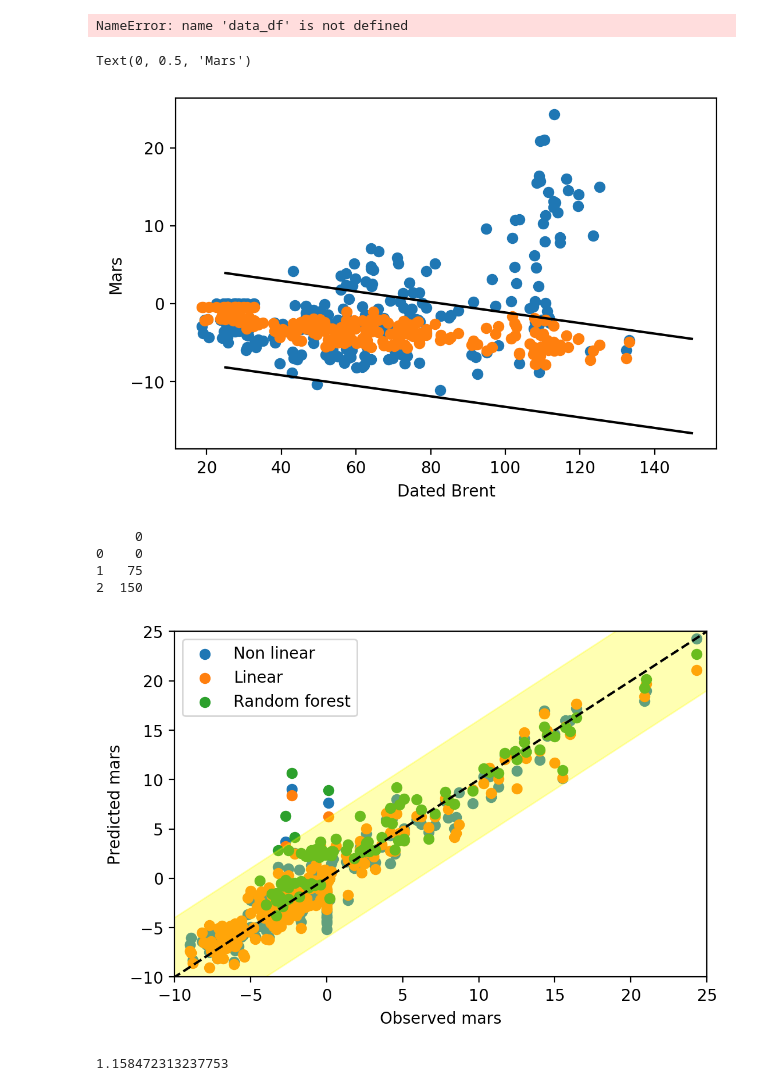
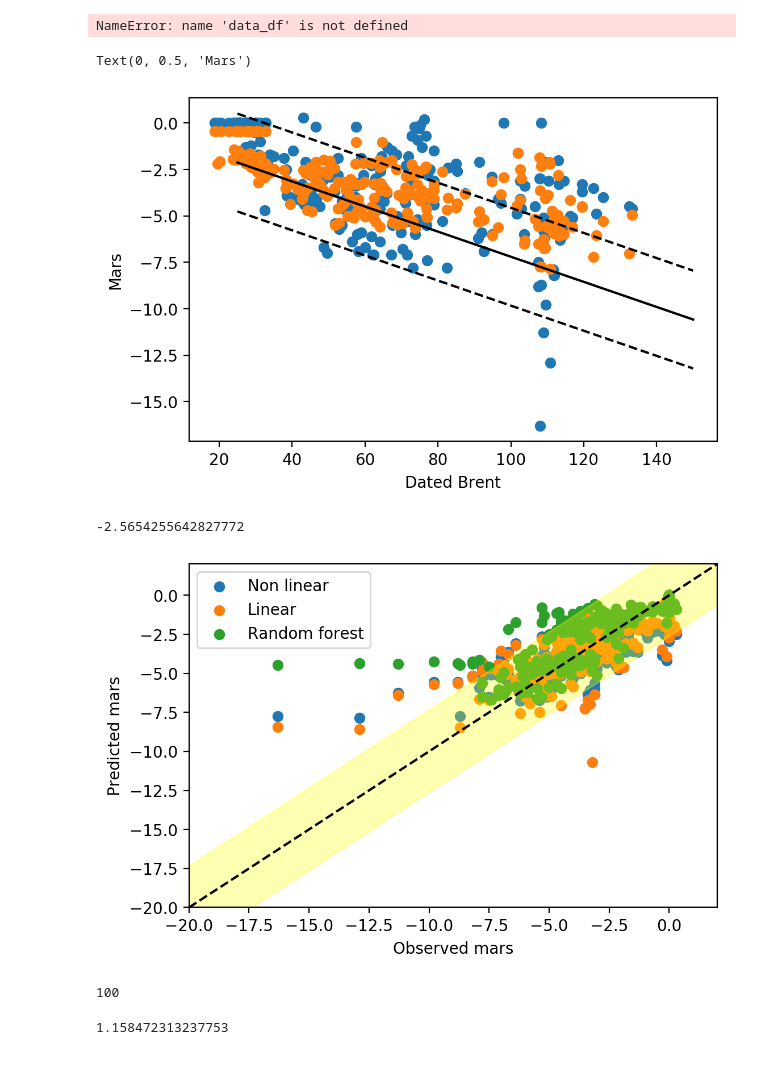
Before and after one commit to kaibawong/differential, a Jupyter notebook: random forest test.ipynb, the cells around one changed output. Cells and saved outputs as stored; diff of their text form; code cells hidden in the pictures.

Commit message:
Publish random forest test

```diff
--- a/random forest test.ipynb
+++ b/random forest test.ipynb
@@ -6,8 +6,7 @@ import pandas as pd
 import numpy as np
 import matplotlib.pyplot as plt  #pip install matplotlib if error
 
-brdiff = pd.read_table('Historical marker crude prices_csv.csv',delimiter =';')
-brdiff = brdiff.stack().str.replace(',','.').unstack()
+brdiff = pd.read_table('Historical marker crude prices_csv_new.csv',delimiter =';')
 brdiff=brdiff.fillna(0)
 
 
@@ -43,11 +42,11 @@ print(train)
 # %%
 import matplotlib.pyplot as plt
 
-x_train=train[["WTI","Urals NWE"]]
+x_train=train[["Dated Brent","Maya USGC"]]
 y_train=train["Mars"]
 
 
-x_test=test[["WTI","Urals NWE"]]
+x_test=test[["Dated Brent","Maya USGC"]]
 y_test=test["Mars"].to_frame()
 
 
@@ -60,13 +59,13 @@ y_pred=regressor.predict(x_test)
 y_pred=pd.DataFrame(y_pred)
 
 
-plt_train=plt.scatter(x_train["WTI"],y_train,   color='grey')
-plt_test=plt.scatter(x_test["WTI"],y_test,   color='green')
-plt_pred=plt.scatter(x_test["WTI"], y_pred,  color='black')
+plt_train=plt.scatter(x_train["Dated Brent"],y_train,   color='grey')
+plt_test=plt.scatter(x_test["Dated Brent"],y_test,   color='green')
+plt_pred=plt.scatter(x_test["Dated Brent"], y_pred,  color='black')
 
 
 
-plt.xlabel("WTI")
+plt.xlabel("Dated Brent")
 plt.ylabel("Mars")
 plt.legend((plt_train, plt_test,plt_pred),("train data", "test data","prediction"))
 plt.show()
@@ -130,42 +129,52 @@ MU = pd.DataFrame([0,-5,-10,-15,-20,-25,-30])
 
 P_mars = 0.400045788638837*(MU) + 0.310154060960814*np.power(MU,2)/(DB) - 0.440193883512435
 
-#plt.plot(DB,P_mars,'k')
-plt.plot(DB,P_mars+np.std(brdiff["Mars"]),'k')
-plt.plot(DB,P_mars-np.std(brdiff["Mars"]),'k')
+plt.plot(DB,P_mars,'k')
+plt.plot(DB,P_mars+np.std(brdiff["Mars"]),'--k')
+plt.plot(DB,P_mars-np.std(brdiff["Mars"]),'--k')
 
 plt.xlabel('Dated Brent')
 plt.ylabel('Mars')
 # %% [output]
 Text(0, 0.5, 'Mars')
-[figure, old version]
+[figure, new version]
-# %%
-print(DB)
-# %% [output]
-     0
-0    0
-1   75
-2  150
+# %%
+K = 0.400045788638837*(-5.7) + 0.310154060960814*np.power(-5.7,2)/(65) - 0.440193883512435
+print(K)
+# %% [output]
+-2.5654255642827772
 # %%
 plt.rcParams['figure.dpi'] = 200
 
 plt_nl=plt.scatter(brdiff["Mars"],pred_mars)
 plt_l =plt.scatter(brdiff["Mars"],linear_mars)
+
+
+x_all=brdiff[["Dated Brent","Maya USGC"]]
+y_all=regressor.predict(x_all)
+y_all=pd.DataFrame(y_all)
+
+
 x_test2=test["Mars"].to_frame()
-plt_rf=plt.scatter(x_test2,y_pred)
-xvalue = np.linspace(-15,25,5)
+
+plt_rf=plt.scatter(brdiff["Mars"],y_all)
+xvalue = np.linspace(-20,10,5)
 pop_mean = xvalue
-lsigma = plt.fill_between(xvalue, pop_mean+6, pop_mean-6, color='yellow', alpha=0.3)
+lsigma = plt.fill_between(xvalue, pop_mean+np.std(brdiff["Mars"]), pop_mean-np.std(brdiff["Mars"]), color='yellow', alpha=0.3)
 plt.plot(xvalue, pop_mean, 'k--')
 plt.xlabel('Observed mars')
 plt.ylabel('Predicted mars')
-plt.xlim([-10, 25])
-plt.ylim([-10, 25])
+plt.xlim([-20, 2])
+plt.ylim([-20, 2])
 plt.legend((plt_nl, plt_l,plt_rf),("Non linear","Linear","Random forest"))
 
 plt.show()
 # %% [output]
-[figure, old version]
+[figure, new version]
+# %%
+np.size(y_all)
+# %% [output]
+100
 # %%
 5.51925357777404*np.exp(-101.161902062367/(64.8))
 # %% [output]
```
Also changed, not shown: parts of 2 cells of this notebook, 2 other files.
